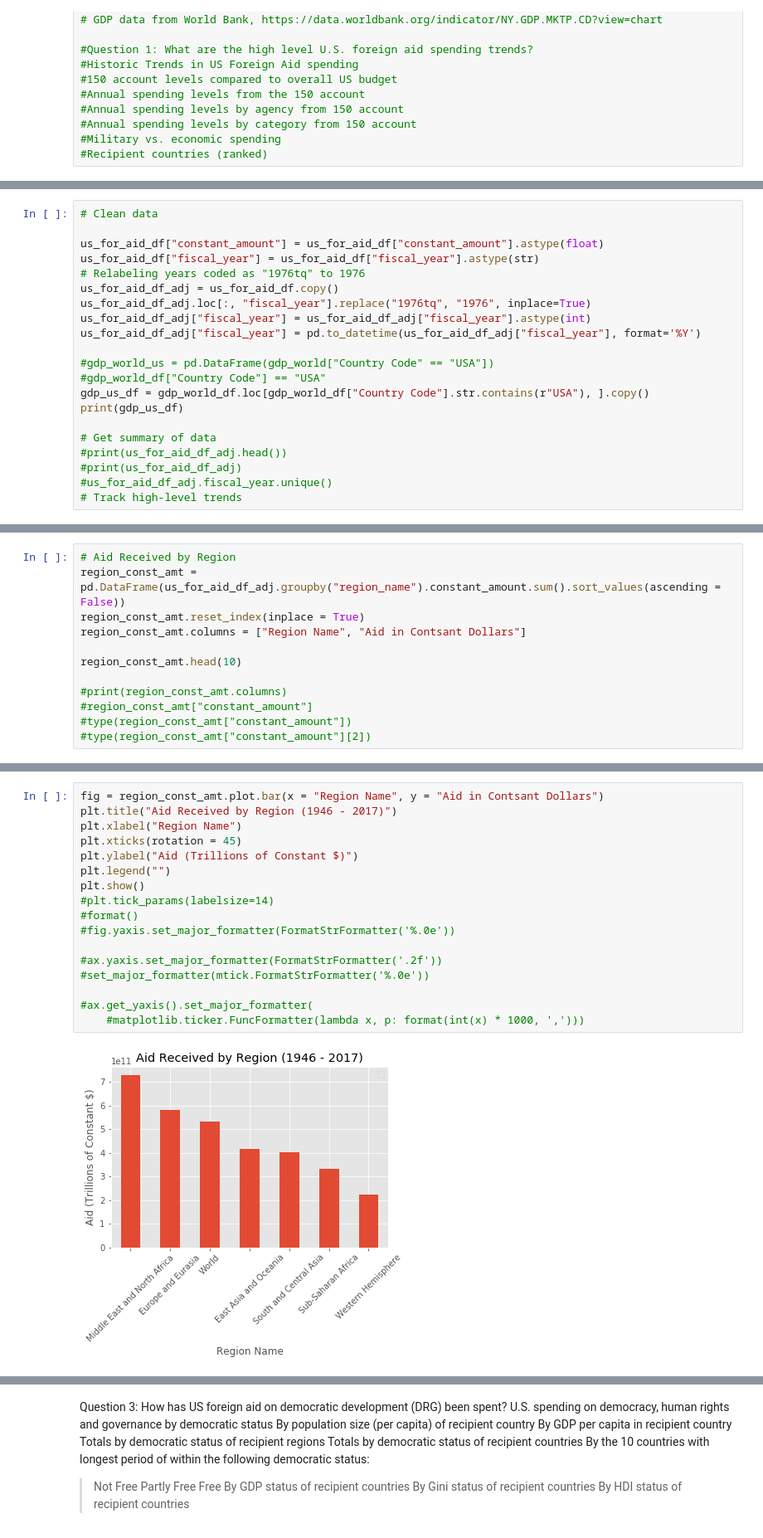
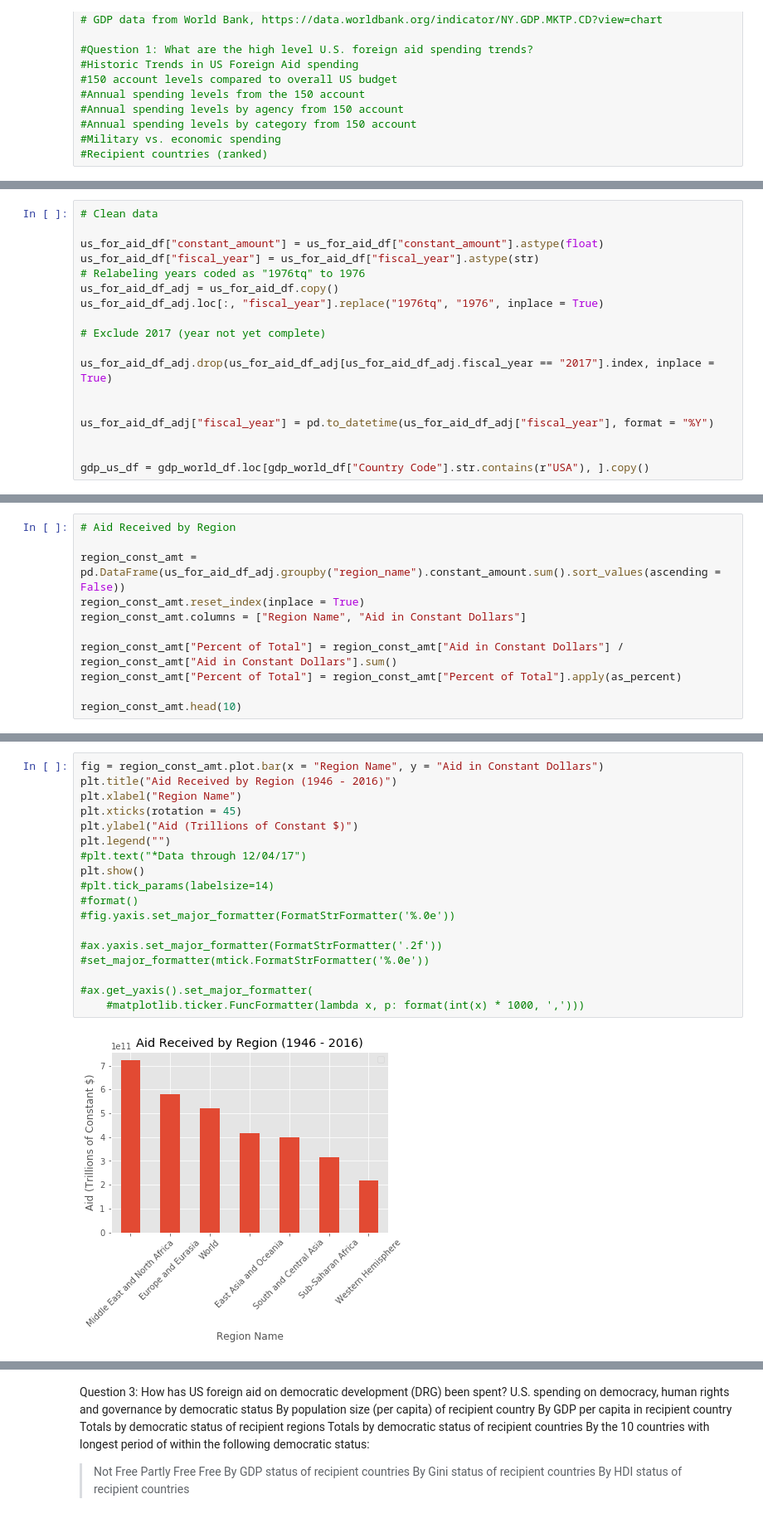
Before and after one commit to alexjhe/Python_Class_Final_Project, a Jupyter notebook: Python_Project_2_Exploratory_Notebook.ipynb, the cells around one changed output, grey strips where cells are left out. Shown: that part at 83% size. Cells and saved outputs as stored; diff of their text form.

```diff
--- a/Python_Project_2_Exploratory_Notebook.ipynb
+++ b/Python_Project_2_Exploratory_Notebook.ipynb
@@ -72,17 +51,14 @@ us_for_aid_df["constant_amount"] = us_for_aid_df["constant_amount"].astype(float
 us_for_aid_df["fiscal_year"] = us_for_aid_df["fiscal_year"].astype(str)
 # Relabeling years coded as "1976tq" to 1976
 us_for_aid_df_adj = us_for_aid_df.copy()
-us_for_aid_df_adj.loc[:, "fiscal_year"].replace("1976tq", "1976", inplace=True)
-us_for_aid_df_adj["fiscal_year"] = us_for_aid_df_adj["fiscal_year"].astype(int)
-us_for_aid_df_adj["fiscal_year"] = pd.to_datetime(us_for_aid_df_adj["fiscal_year"], format='%Y')
+us_for_aid_df_adj.loc[:, "fiscal_year"].replace("1976tq", "1976", inplace = True)
 
-#gdp_world_us = pd.DataFrame(gdp_world["Country Code" == "USA"])
-#gdp_world_df["Country Code"] == "USA"
+# Exclude 2017 (year not yet complete)
+
+us_for_aid_df_adj.drop(us_for_aid_df_adj[us_for_aid_df_adj.fiscal_year == "2017"].index, inplace = True)
+
+
+us_for_aid_df_adj["fiscal_year"] = pd.to_datetime(us_for_aid_df_adj["fiscal_year"], format = "%Y")
+
+
 gdp_us_df = gdp_world_df.loc[gdp_world_df["Country Code"].str.contains(r"USA"), ].copy()
-print(gdp_us_df)
-
-# Get summary of data
-#print(us_for_aid_df_adj.head())
-#print(us_for_aid_df_adj)
-#us_for_aid_df_adj.fiscal_year.unique()
-# Track high-level trends
@@ -145,13 +92,12 @@ def as_percent(v, precision='0.2'):
 # %%
 # Aid Received by Region
+
 region_const_amt = pd.DataFrame(us_for_aid_df_adj.groupby("region_name").constant_amount.sum().sort_values(ascending = False))
 region_const_amt.reset_index(inplace = True)
-region_const_amt.columns = ["Region Name", "Aid in Contsant Dollars"]
+region_const_amt.columns = ["Region Name", "Aid in Constant Dollars"]
+
+region_const_amt["Percent of Total"] = region_const_amt["Aid in Constant Dollars"] / region_const_amt["Aid in Constant Dollars"].sum()
+region_const_amt["Percent of Total"] = region_const_amt["Percent of Total"].apply(as_percent)
 
 region_const_amt.head(10)
-
-#print(region_const_amt.columns)
-#region_const_amt["constant_amount"]
-#type(region_const_amt["constant_amount"])
-#type(region_const_amt["constant_amount"][2])
 # %% [output]
@@ -166,19 +112,20 @@ region_const_amt.head(10)
 # %%
-fig = region_const_amt.plot.bar(x = "Region Name", y = "Aid in Contsant Dollars")
-plt.title("Aid Received by Region (1946 - 2017)")
+fig = region_const_amt.plot.bar(x = "Region Name", y = "Aid in Constant Dollars")
+plt.title("Aid Received by Region (1946 - 2016)")
 plt.xlabel("Region Name")
 plt.xticks(rotation = 45)
 plt.ylabel("Aid (Trillions of Constant $)")
 plt.legend("")
+#plt.text("*Data through 12/04/17")
 plt.show()
 #plt.tick_params(labelsize=14)
 #format()
 #fig.yaxis.set_major_formatter(FormatStrFormatter('%.0e'))
 
 #ax.yaxis.set_major_formatter(FormatStrFormatter('.2f'))
 #set_major_formatter(mtick.FormatStrFormatter('%.0e'))
 
 #ax.get_yaxis().set_major_formatter(
     #matplotlib.ticker.FuncFormatter(lambda x, p: format(int(x) * 1000, ',')))
 # %% [output]
-[figure, old version]
+[figure, new version]
```
Also changed, not shown: parts of 36 cells of this notebook, 1 other file.
